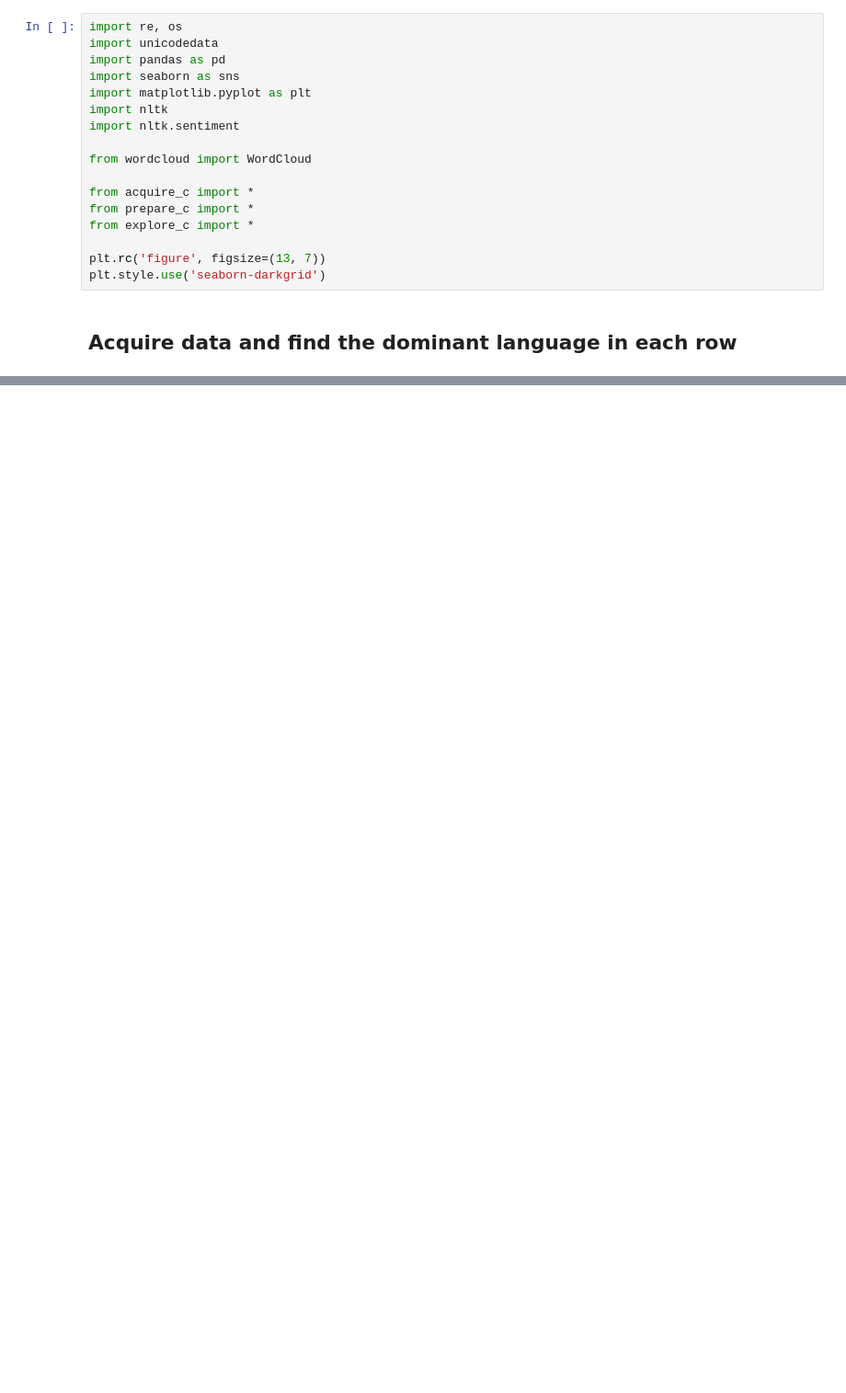
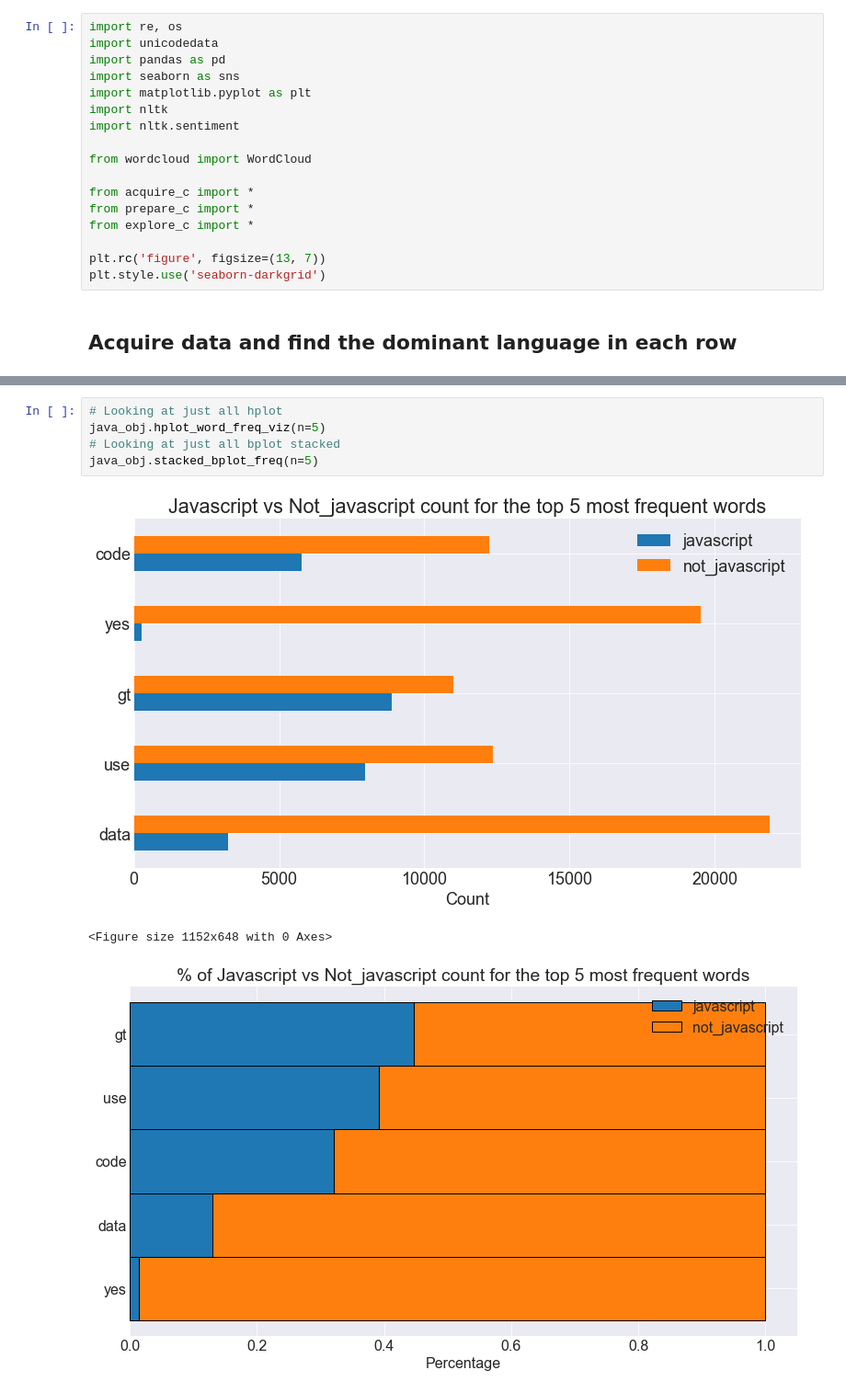
Before and after one commit to Codeup-NLP-Project/NLP-Project, a Jupyter notebook: rough_notebook_c.ipynb, the cells around one changed output, grey strips where cells are left out. Shown at 92% size. Drawn from its saved outputs; the diff is of its cells as text; blank space fills up the shorter version.

```diff
--- a/rough_notebook_c.ipynb
+++ b/rough_notebook_c.ipynb
@@ -44,0 +84,9 @@ df
+# %%
+# Looking at just all hplot
+java_obj.hplot_word_freq_viz(n=5)
+# Looking at just all bplot stacked
+java_obj.stacked_bplot_freq(n=5)
+# %% [output]
+[figure, added]
+<Figure size 1152x648 with 0 Axes>
+[figure, added]
```
Also changed, not shown: parts of 30 cells of this notebook, 3 other files.
